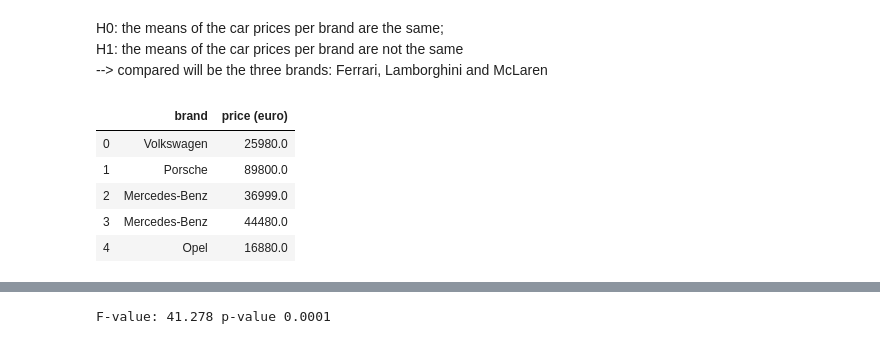
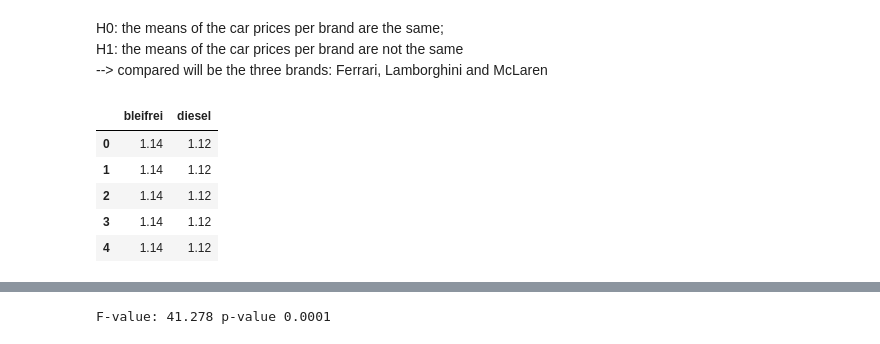
Before and after one commit to m011018/TS, a Jupyter notebook: Master/master_doc.ipynb, the cells around one changed output, grey strips where cells are left out. Saved outputs shown, nothing was run; the diff lists cells and outputs as text; code cells hidden in the pictures.

```diff
--- a/Master/master_doc.ipynb
+++ b/Master/master_doc.ipynb
@@ -402,17 +402,17 @@ H1: the means of the car prices per brand are not the same
 --> compared will be the three brands: Ferrari, Lamborghini and McLaren
 # %%
 #defining dataframe and remove outliers
-df_anova = df[['brand', 'price (euro)']]
+df_anova = df[['bleifrei', 'diesel']]
 threshold = 400000
-df_anova = df_anova[df_anova['price (euro)'] < threshold]
+df_anova = df_anova[df_anova['diesel'] < threshold]
 df_anova.head()
 # %% [output]
-|  | brand | price (euro) |
-| 0 | Volkswagen | 25980.0 |
-| 1 | Porsche | 89800.0 |
-| 2 | Mercedes-Benz | 36999.0 |
-| 3 | Mercedes-Benz | 44480.0 |
-| 4 | Opel | 16880.0 |
+|  | bleifrei | diesel |
+| 0 | 1.14 | 1.12 |
+| 1 | 1.14 | 1.12 |
+| 2 | 1.14 | 1.12 |
+| 3 | 1.14 | 1.12 |
+| 4 | 1.14 | 1.12 |
 # %%
 #pivot-table
 table = pd.pivot_table(df_anova,
```
Also changed, not shown: parts of 5 cells of this notebook.
